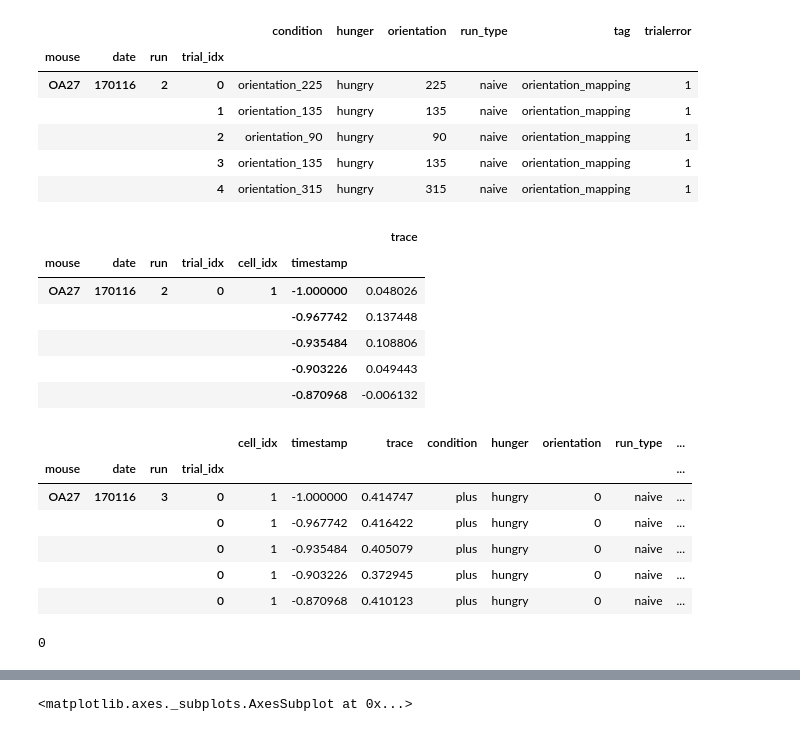
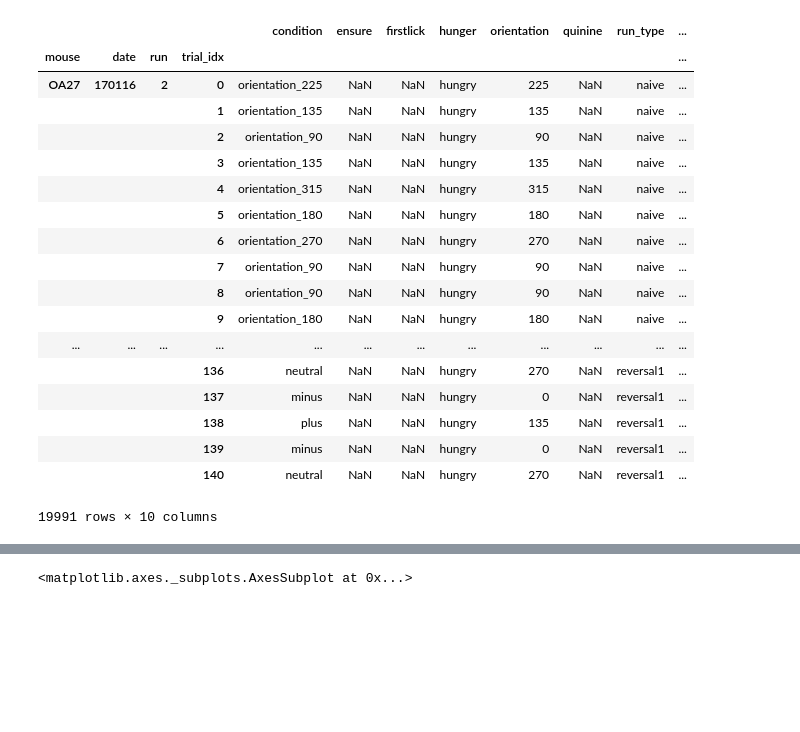
Before and after one commit to klmcguir/cascade, a Jupyter notebook: merge_plot_testing.ipynb, the cells around one changed output, grey strips where cells are left out. Cells and saved outputs as stored; diff of their text form; code cells hidden in the pictures; blank space fills up the shorter version.

Commit message:
update to include more info in metadata df, to add a behavioral trace df, also chunks trace df by day now.

```diff
--- a/merge_plot_testing.ipynb
+++ b/merge_plot_testing.ipynb
@@ -12,8 +12,9 @@ import pandas as pd
 # Load your triggered traces and corresponding metadata
 mouse = 'OA27'
 trace_type = 'dff'
-meta_path = os.path.join(flow.paths.outd, mouse + '_df_klg_' + trace_type + '_trialmeta.pkl')
-trig_path = os.path.join(flow.paths.outd, mouse + '_df_klg_' + trace_type + '_1.pkl')
+runs = flow.metadata.RunSorter.frommeta(mice=[mouse])
+meta_path = os.path.join(flow.paths.outd, mouse + '_df_' + trace_type + '_trialmeta.pkl')
+trig_path = os.path.join(flow.paths.outd, str(runs[0].mouse) + '_' + str(runs[0].date) + '_df_' + trace_type + '.pkl')
 df_m = pd.read_pickle(meta_path)
 df_t = pd.read_pickle(trig_path)
 # %%
@@ -26,39 +27,29 @@ df = pd.merge(df_t, df_m, on=['mouse', 'date', 'run', 'trial_idx'], how='inner')
-# %%
-df_m.head()
-# %% [output]
-|  |  |  |  | condition | hunger | orientation | run_type | tag | trialerror |
-| mouse | date | run | trial_idx |  |  |  |  |  |  |
-| OA27 | 170116 | 2 | 0 | orientation_225 | hungry | 225 | naive | orientation_mapping | 1 |
-|  |  |  | 1 | orientation_135 | hungry | 135 | naive | orientation_mapping | 1 |
-|  |  |  | 2 | orientation_90 | hungry | 90 | naive | orientation_mapping | 1 |
-|  |  |  | 3 | orientation_135 | hungry | 135 | naive | orientation_mapping | 1 |
-|  |  |  | 4 | orientation_315 | hungry | 315 | naive | orientation_mapping | 1 |
-# %%
-df_t.head()
-# %% [output]
-|  |  |  |  |  |  | trace |
-| mouse | date | run | trial_idx | cell_idx | timestamp |  |
-| OA27 | 170116 | 2 | 0 | 1 | -1.000000 | 0.048026 |
-|  |  |  |  |  | -0.967742 | 0.137448 |
-|  |  |  |  |  | -0.935484 | 0.108806 |
-|  |  |  |  |  | -0.903226 | 0.049443 |
-|  |  |  |  |  | -0.870968 | -0.006132 |
 # %%
 # filter your merged df to only include the trial types you want to be dealing with
 df1 = df.loc[((df.orientation == 0) | (df.orientation == 135)
             | (df.orientation == 270)) & (df.tag == 'standard') & (df.cell_idx == 1),:]
-# %%
-df1.head()
-# %% [output]
-|  |  |  |  | cell_idx | timestamp | trace | condition | hunger | orientation | run_type | ... |
-| mouse | date | run | trial_idx |  |  |  |  |  |  |  | ... |
-| OA27 | 170116 | 3 | 0 | 1 | -1.000000 | 0.414747 | plus | hungry | 0 | naive | ... |
-|  |  |  | 0 | 1 | -0.967742 | 0.416422 | plus | hungry | 0 | naive | ... |
-|  |  |  | 0 | 1 | -0.935484 | 0.405079 | plus | hungry | 0 | naive | ... |
-|  |  |  | 0 | 1 | -0.903226 | 0.372945 | plus | hungry | 0 | naive | ... |
-|  |  |  | 0 | 1 | -0.870968 | 0.410123 | plus | hungry | 0 | naive | ... |
 # %%
-df1 = df1.loc[np.isfinite(df1.trace),:]
-print(np.sum(np.isnan(df1['trace'])))
+# remove nan trials
+# df1 = df1.loc[np.isfinite(df1.trace),:]
+# print(np.sum(np.isnan(df1['trace'])))
+df_m
 # %% [output]
+|  |  |  |  | condition | ensure | firstlick | hunger | orientation | quinine | run_type | ... |
+| mouse | date | run | trial_idx |  |  |  |  |  |  |  | ... |
+| OA27 | 170116 | 2 | 0 | orientation_225 | NaN | NaN | hungry | 225 | NaN | naive | ... |
+|  |  |  | 1 | orientation_135 | NaN | NaN | hungry | 135 | NaN | naive | ... |
+|  |  |  | 2 | orientation_90 | NaN | NaN | hungry | 90 | NaN | naive | ... |
+|  |  |  | 3 | orientation_135 | NaN | NaN | hungry | 135 | NaN | naive | ... |
+|  |  |  | 4 | orientation_315 | NaN | NaN | hungry | 315 | NaN | naive | ... |
+|  |  |  | 5 | orientation_180 | NaN | NaN | hungry | 180 | NaN | naive | ... |
+|  |  |  | 6 | orientation_270 | NaN | NaN | hungry | 270 | NaN | naive | ... |
+|  |  |  | 7 | orientation_90 | NaN | NaN | hungry | 90 | NaN | naive | ... |
+|  |  |  | 8 | orientation_90 | NaN | NaN | hungry | 90 | NaN | naive | ... |
+|  |  |  | 9 | orientation_180 | NaN | NaN | hungry | 180 | NaN | naive | ... |
+| ... | ... | ... | ... | ... | ... | ... | ... | ... | ... | ... | ... |
+|  |  |  | 136 | neutral | NaN | NaN | hungry | 270 | NaN | reversal1 | ... |
+|  |  |  | 137 | minus | NaN | NaN | hungry | 0 | NaN | reversal1 | ... |
+|  |  |  | 138 | plus | NaN | NaN | hungry | 135 | NaN | reversal1 | ... |
+|  |  |  | 139 | minus | NaN | NaN | hungry | 0 | NaN | reversal1 | ... |
+|  |  |  | 140 | neutral | NaN | NaN | hungry | 270 | NaN | reversal1 | ... |
-0
+19991 rows × 10 columns
```
Also changed, not shown: parts of 3 cells of this notebook, 3 other files.
